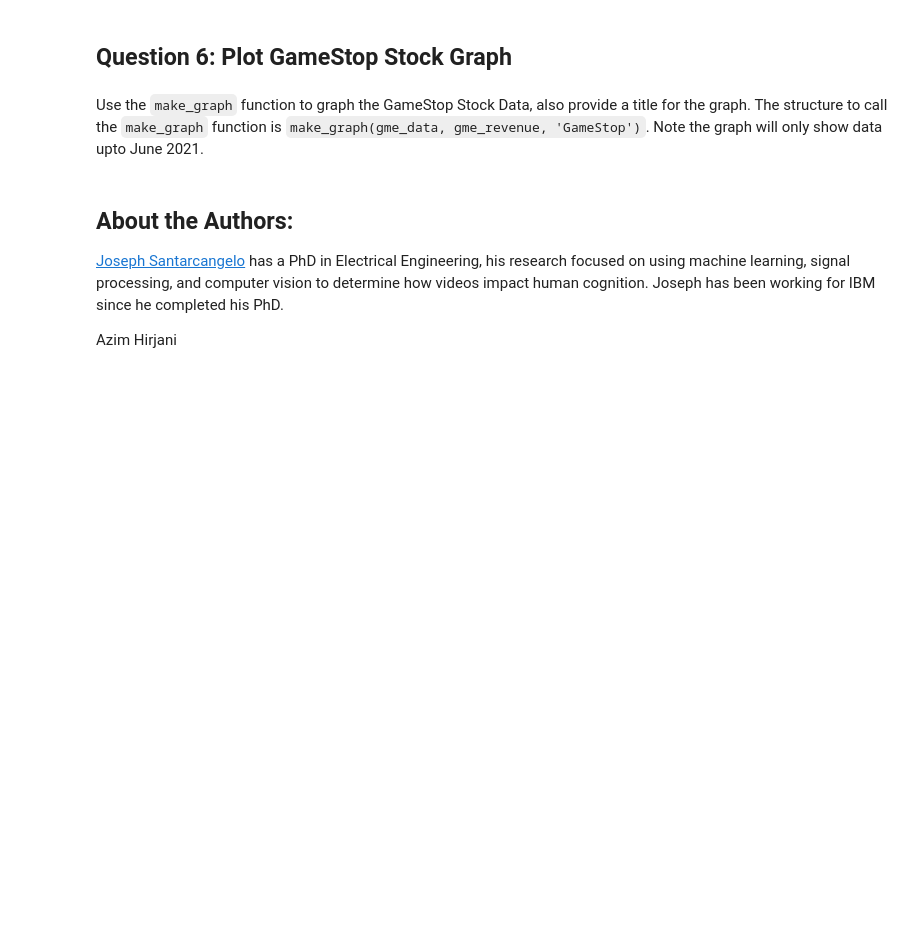
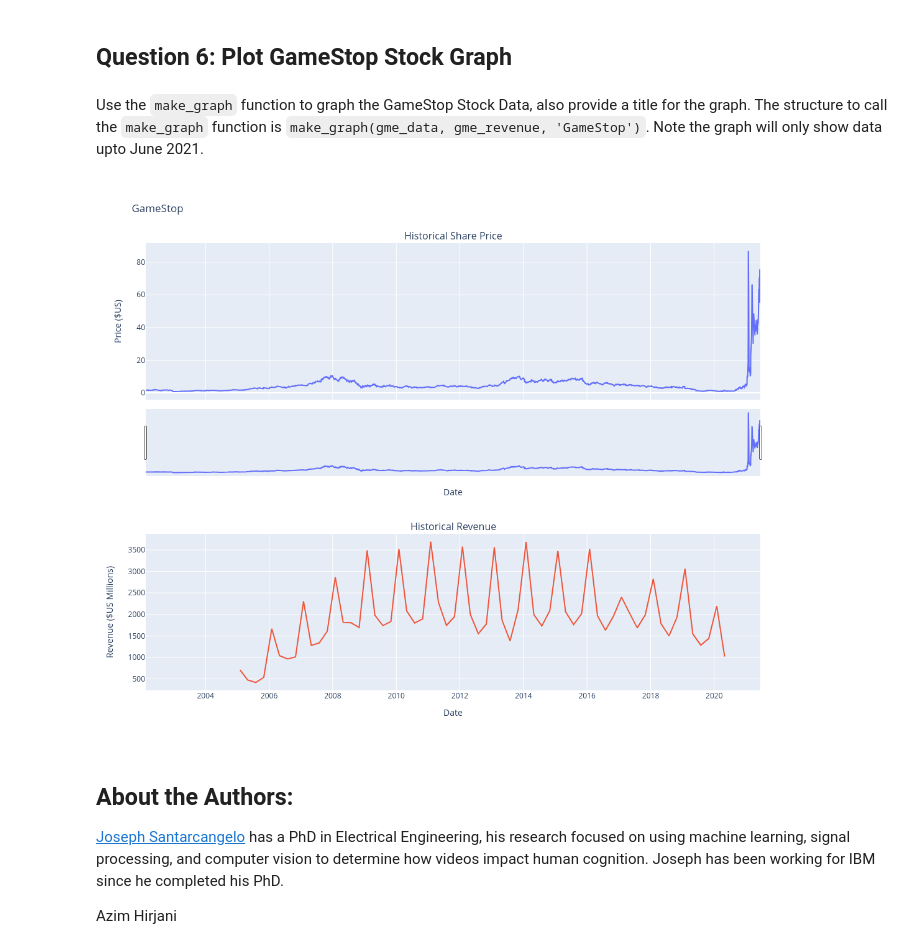
Before and after one commit to redha-me/data-science, a Jupyter notebook: Final Assignment.ipynb, the cells around one changed output. Cells and saved outputs as stored; diff of their text form; code cells hidden in the pictures; blank space fills up the shorter version.

```diff
--- a/Final Assignment.ipynb
+++ b/Final Assignment.ipynb
@@ -236,6 +236,10 @@ make_graph(tesla_data,tesla_revenue,"Tesla")
 ## Question 6: Plot GameStop Stock Graph
 # %% [markdown]
 Use the `make_graph` function to graph the GameStop Stock Data, also provide a title for the graph. The structure to call the `make_graph` function is `make_graph(gme_data, gme_revenue, 'GameStop')`. Note the graph will only show data upto June 2021.
+# %%
+make_graph(gme_data,gme_revenue,"GameStop")
+# %% [output]
+[figure, added]
 # %% [markdown]
 <h2>About the Authors:</h2>
 
```
